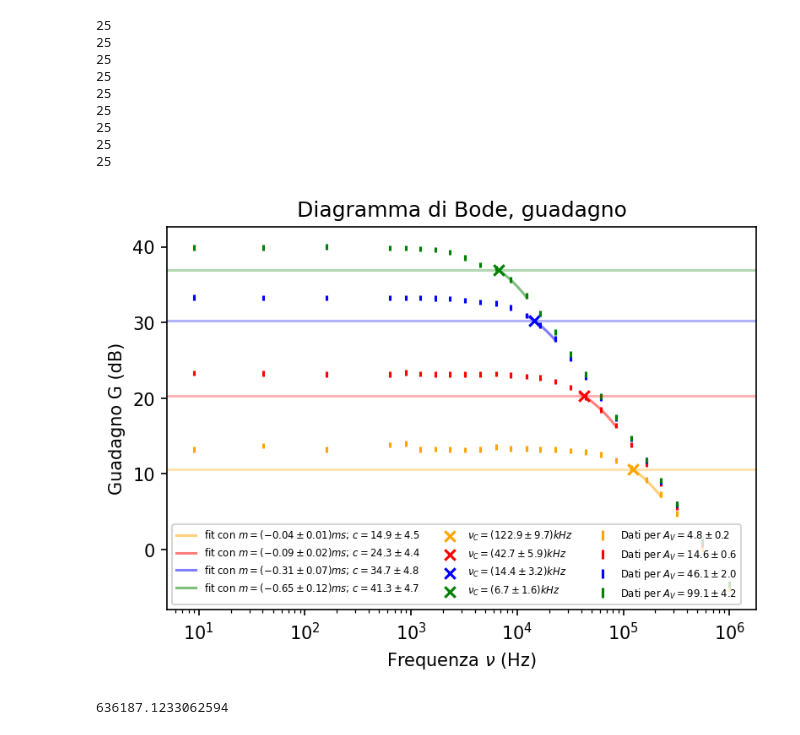
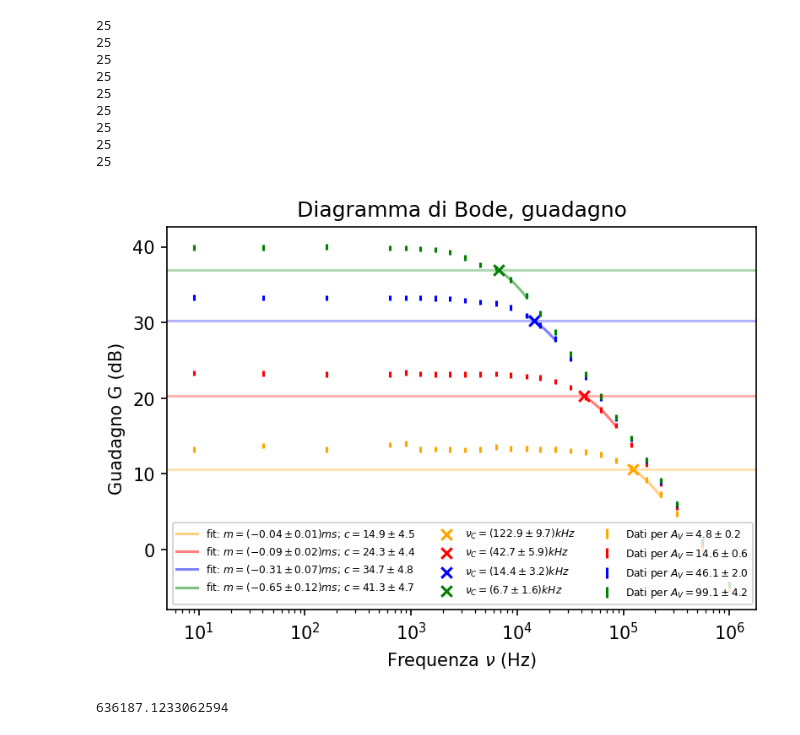
Before and after one commit to 1892051/LabSS, a Jupyter notebook: LabSS/esperienza_4/book.ipynb, the cells around one changed output. Cells and saved outputs as stored; diff of their text form; code cells hidden in the pictures.

Commit message:
incertezze e valori nella legenda

```diff
--- a/LabSS/esperienza_4/book.ipynb
+++ b/LabSS/esperienza_4/book.ipynb
@@ -122,7 +122,7 @@ plt.axhline(G_1[0:5].mean()-3, color="orange", alpha=0.3)
 a_1, b_1 = 19, 21
 popt_1, cov_1 = curve_fit(retta, nu[a_1:b_1], G_1[a_1:b_1], absolute_sigma=sigmaG)
 x_1 = np.linspace(nu[a_1], nu[b_1], 50)
-plt.plot(x_1, popt_1[0]*x_1 + popt_1[1], color="orange", alpha=0.5, label="fit con $m=({}\pm{})ms$; $c={}\pm{}$".format(
+plt.plot(x_1, popt_1[0]*x_1 + popt_1[1], color="orange", alpha=0.5, label="fit: $m=({}\pm{})ms$; $c={}\pm{}$".format(
     (popt_1[0]*1000).round(2), (np.sqrt(cov_1[0][0]/len(G_1))*1000).round(2),
     popt_1[1].round(1), np.sqrt(cov_1[1][1]).round(1)
 ))
@@ -135,7 +135,7 @@ plt.axhline(G_2[0:5].mean()-3, color="red", alpha=0.3)
 a_2, b_2 = 16, 18
 popt_2, cov_2 = curve_fit(retta, nu[a_2:b_2], G_2[a_2:b_2], absolute_sigma=sigmaG)
 x_2 = np.linspace(nu[a_2]-5000, nu[b_2], 50)
-plt.plot(x_2, popt_2[0]*x_2 + popt_2[1], color="red", alpha=0.5, label="fit con $m=({}\pm{})ms$; $c={}\pm{}$".format(
+plt.plot(x_2, popt_2[0]*x_2 + popt_2[1], color="red", alpha=0.5, label="fit: $m=({}\pm{})ms$; $c={}\pm{}$".format(
     (popt_2[0]*1000).round(2), (np.sqrt(cov_2[0][0]/len(G_2))*1000).round(2),
     popt_2[1].round(1), np.sqrt(cov_2[1][1]).round(1)
 ))
@@ -146,37 +146,37 @@ plt.scatter(nu_c_Finder(popt_2, cov_2, G_2)[0], G_2[0:5].mean()-3, marker="x", c
 plt.errorbar(nu, G_3, sigmaG, color="blue", linestyle="", label="Dati per $ A_V={}\pm{} $".format(A_3[0:5].mean().round(1), (A_3[0:5].mean()*np.sqrt(2)*0.03).round(1)))
 plt.axhline(G_3[0:5].mean()-3, color="blue", alpha=0.3)
 a_3, b_3 = 12, 14
 popt_3, cov_3 = curve_fit(retta, nu[a_3:b_3], G_3[a_3:b_3], absolute_sigma=sigmaG)
 x_3 = np.linspace(nu[a_3], nu[b_3], 50)
-plt.plot(x_3, popt_3[0]*x_3 + popt_3[1], color="blue", alpha=0.5, label="fit con $m=({}\pm{})ms$; $c={}\pm{}$".format(
+plt.plot(x_3, popt_3[0]*x_3 + popt_3[1], color="blue", alpha=0.5, label="fit: $m=({}\pm{})ms$; $c={}\pm{}$".format(
     (popt_3[0]*1000).round(2), (np.sqrt(cov_3[0][0]/len(G_3))*1000).round(2),
     popt_3[1].round(1), np.sqrt(cov_3[1][1]).round(1)
 ))
 plt.scatter(nu_c_Finder(popt_3, cov_3, G_3)[0], G_3[0:5].mean()-3, marker="x", color="blue", label="$\\nu_C=({}\pm{})kHz$".format(
     (nu_c_Finder(popt_3, cov_3, G_3)[0]/1000).round(1),
     (nu_c_Finder(popt_3, cov_3, G_3)[1]/1000).round(1)))
 
 plt.errorbar(nu, G_4, sigmaG, color="green", linestyle="", label="Dati per $ A_V={}\pm{} $".format(A_4[0:5].mean().round(1), (A_4[0:5].mean()*np.sqrt(2)*0.03).round(1)))
 plt.axhline(G_4[0:5].mean()-3, color="green", alpha=0.3)
 a_4, b_4 = 10, 12
 popt_4, cov_4 = curve_fit(retta, nu[a_4:b_4], G_4[a_4:b_4], absolute_sigma=sigmaG)
 x_4 = np.linspace(nu[a_4], nu[b_4], 50)
-plt.plot(x_4, popt_4[0]*x_4 + popt_4[1], color="green", alpha=0.5, label="fit con $m=({}\pm{})ms$; $c={}\pm{}$".format(
+plt.plot(x_4, popt_4[0]*x_4 + popt_4[1], color="green", alpha=0.5, label="fit: $m=({}\pm{})ms$; $c={}\pm{}$".format(
     (popt_4[0]*1000).round(2), (np.sqrt(cov_4[0][0]/len(G_4))*1000).round(2),
     popt_4[1].round(1), np.sqrt(cov_4[1][1]).round(1)
 ))
 plt.scatter(nu_c_Finder(popt_4, cov_4, G_4)[0], G_4[0:5].mean()-3, marker="x", color="green", label="$\\nu_C=({}\pm{})kHz$".format(
     (nu_c_Finder(popt_4, cov_4, G_4)[0]/1000).round(1),
     (nu_c_Finder(popt_4, cov_4, G_4)[1]/1000).round(1)))
 
 plt.xscale("log")
 plt.title("Diagramma di Bode, guadagno")
 plt.xlabel("Frequenza $\\nu$ (Hz)")
 plt.ylabel("Guadagno G (dB)")
-plt.legend(ncol=3, prop={'size': 5.6})
+plt.legend(ncol=3, prop={'size': 5.9})
 plt.savefig("GxBW.png", dpi=300)
 # %% [output]
-[figure, old version]
+[figure, new version]
 # %%
 GxBW_1 = nu_c_Finder(popt_1, G_1)*A_1[0:5].mean()
 GxBW_2 = nu_c_Finder(popt_2, G_2)*A_2[0:5].mean()
```
Also changed, not shown: 1 other file.
